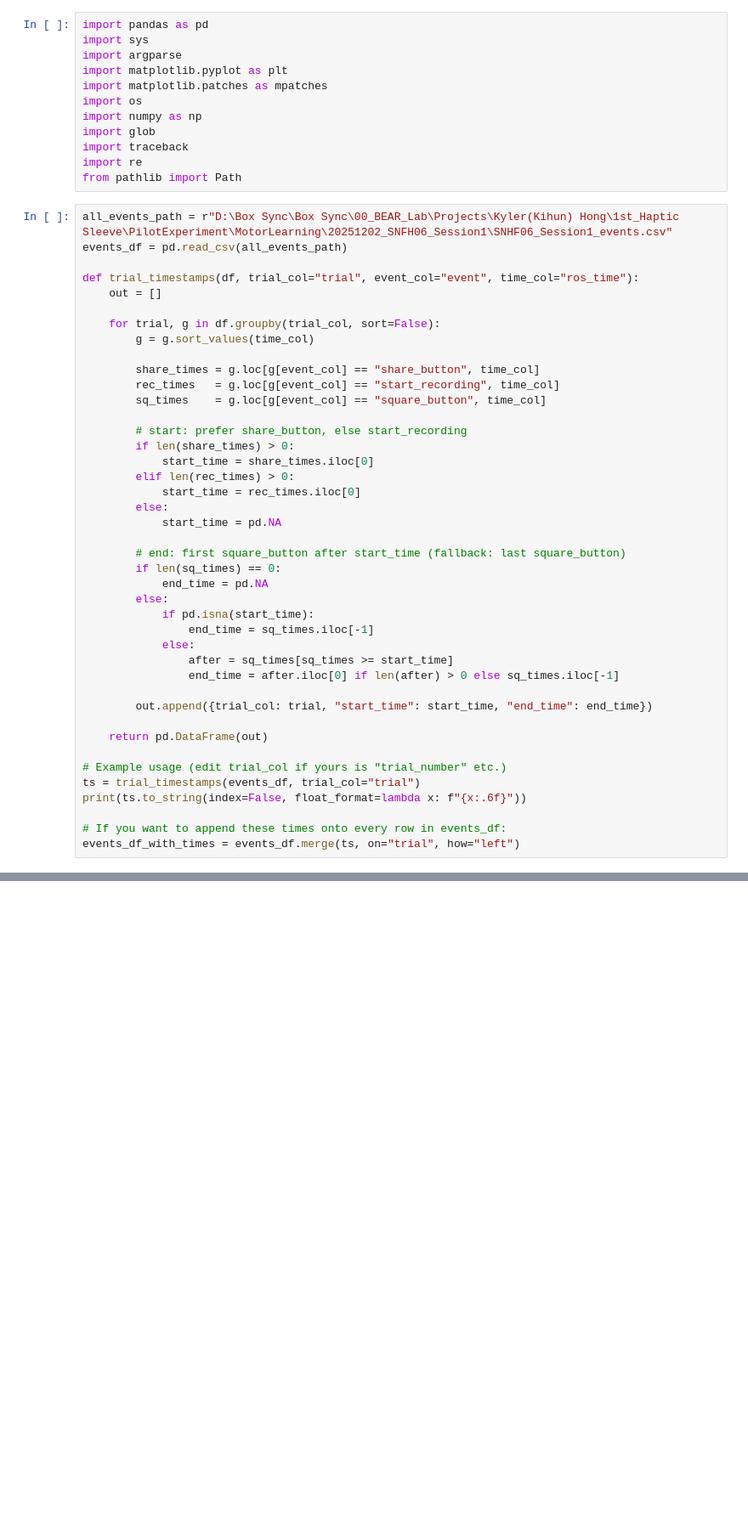
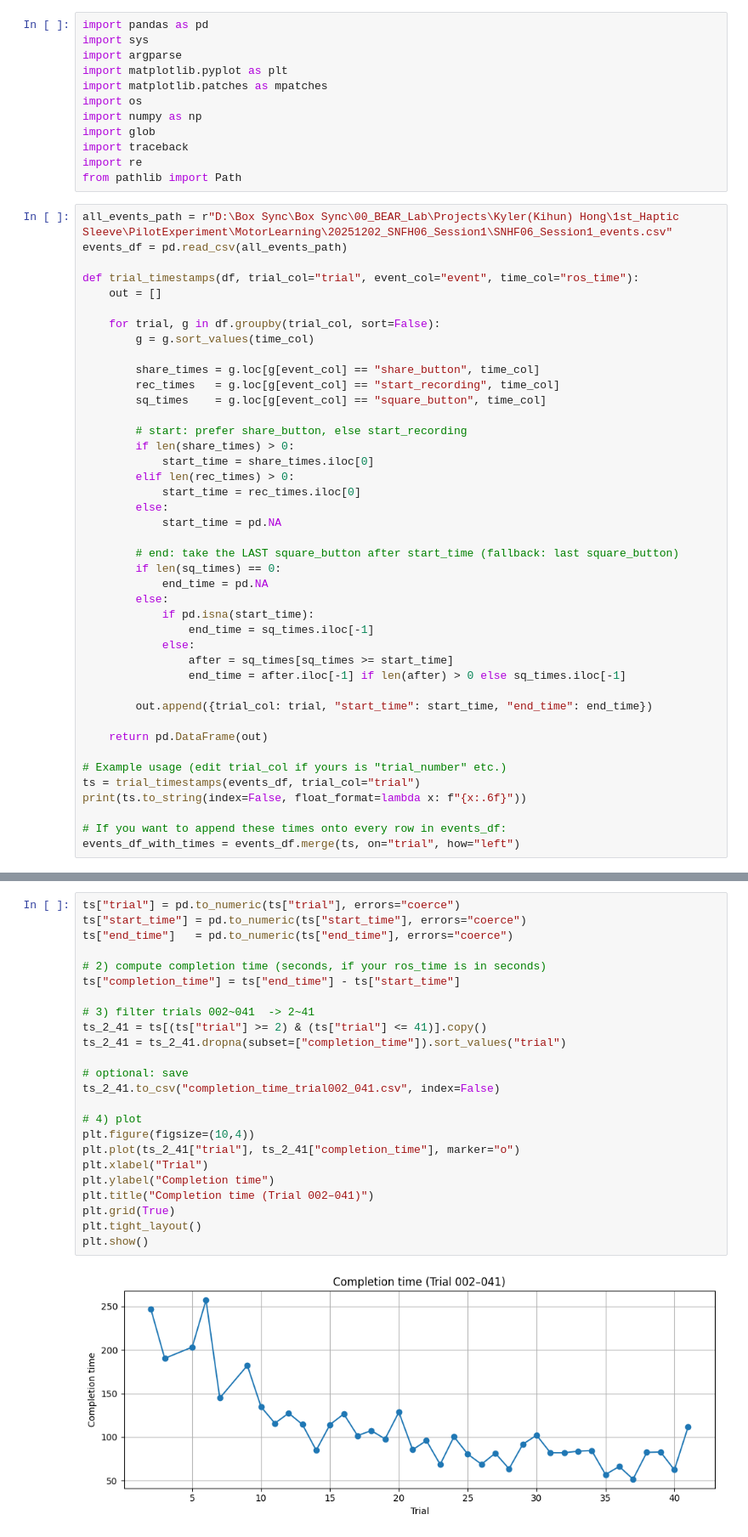
Before and after one commit to KylerHong/Morpheus_Haptic_Sleeve, a Jupyter notebook: Segmented.ipynb, the cells around one changed output, grey strips where cells are left out. Shown at 85% size. Cells and saved outputs as stored; diff of their text form; blank space fills up the shorter version.

```diff
--- a/Segmented.ipynb
+++ b/Segmented.ipynb
@@ -32,7 +32,7 @@ def trial_timestamps(df, trial_col="trial", event_col="event", time_col="ros_tim
         else:
             start_time = pd.NA
 
-        # end: first square_button after start_time (fallback: last square_button)
+        # end: take the LAST square_button after start_time (fallback: last square_button)
         if len(sq_times) == 0:
             end_time = pd.NA
         else:
@@ -40,7 +40,7 @@ def trial_timestamps(df, trial_col="trial", event_col="event", time_col="ros_tim
                 end_time = sq_times.iloc[-1]
             else:
                 after = sq_times[sq_times >= start_time]
-                end_time = after.iloc[0] if len(after) > 0 else sq_times.iloc[-1]
+                end_time = after.iloc[-1] if len(after) > 0 else sq_times.iloc[-1]
 
         out.append({trial_col: trial, "start_time": start_time, "end_time": end_time})
 
@@ -180,3 +180,29 @@ Trial 41 (SNHF06_Session1_041_tf) start=1764700196.665253 end=1764700308.5946014
   - vx300s-commands-joy_processed.csv  -> vx300s-commands-joy_processed_seg.csv  rows=8819  (time_col=Time)
   - vx300s-gripper_pos.csv  -> vx300s-gripper_pos_seg.csv  rows=1119  (time_col=Time)
   - vx300s-gripper_vel.csv  -> vx300s-gripper_vel_seg.csv  rows=1119  (time_col=Time)
+# %%
+ts["trial"] = pd.to_numeric(ts["trial"], errors="coerce")
+ts["start_time"] = pd.to_numeric(ts["start_time"], errors="coerce")
+ts["end_time"]   = pd.to_numeric(ts["end_time"], errors="coerce")
+
+# 2) compute completion time (seconds, if your ros_time is in seconds)
+ts["completion_time"] = ts["end_time"] - ts["start_time"]
+
+# 3) filter trials 002~041  -> 2~41
+ts_2_41 = ts[(ts["trial"] >= 2) & (ts["trial"] <= 41)].copy()
+ts_2_41 = ts_2_41.dropna(subset=["completion_time"]).sort_values("trial")
+
+# optional: save
+ts_2_41.to_csv("completion_time_trial002_041.csv", index=False)
+
+# 4) plot
+plt.figure(figsize=(10,4))
+plt.plot(ts_2_41["trial"], ts_2_41["completion_time"], marker="o")
+plt.xlabel("Trial")
+plt.ylabel("Completion time")
+plt.title("Completion time (Trial 002–041)")
+plt.grid(True)
+plt.tight_layout()
+plt.show()
+# %% [output]
+[figure, added]
```
Also changed, not shown: parts of 2 cells of this notebook.
